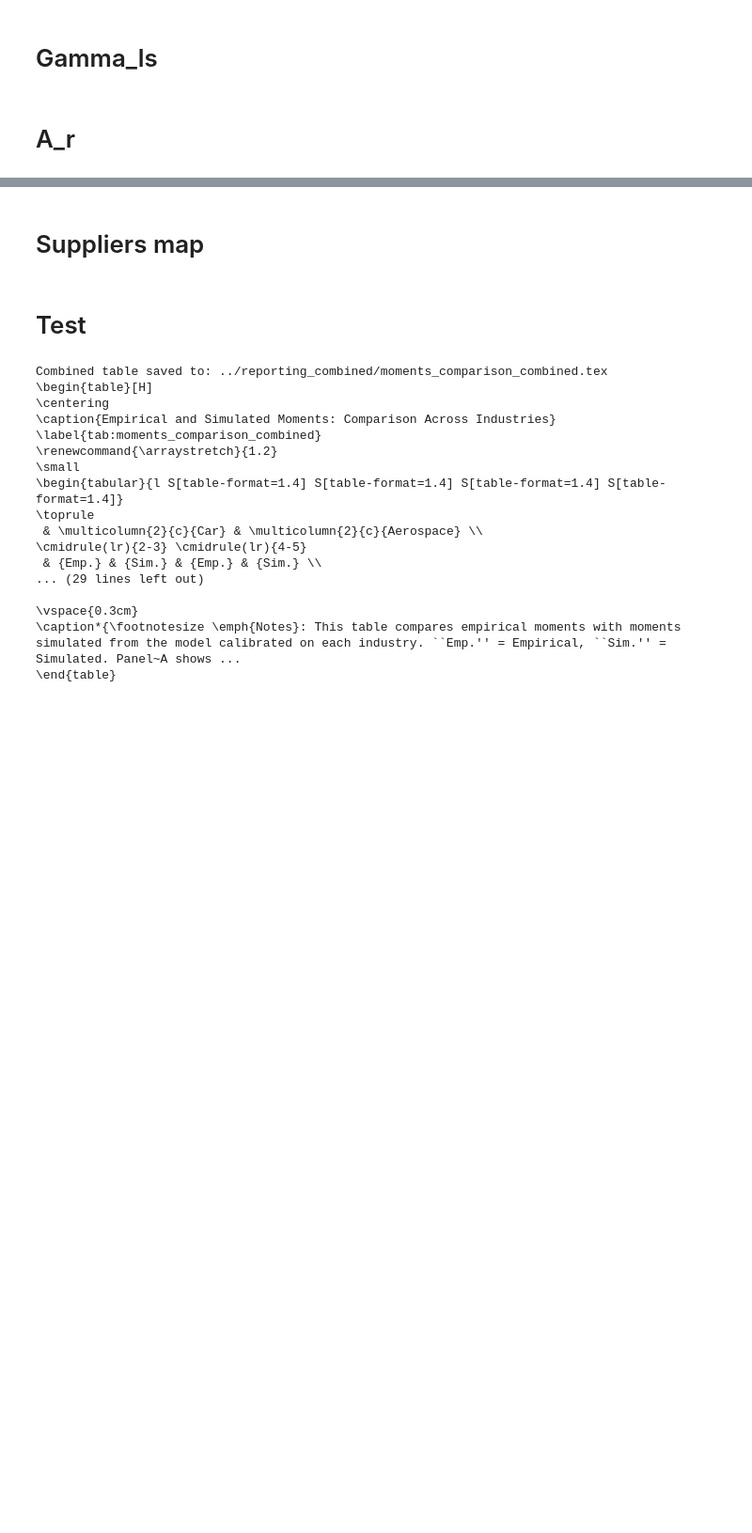
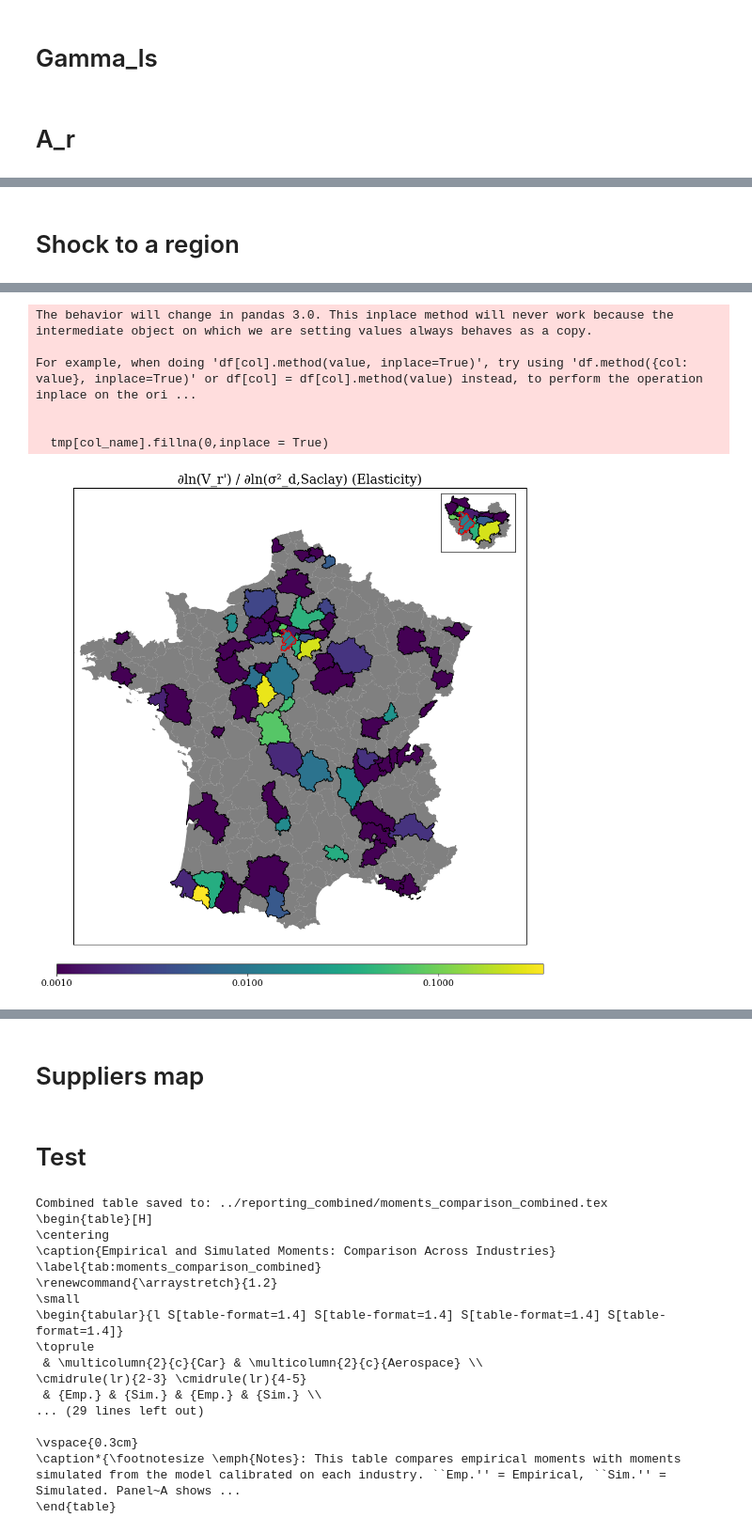
Before and after one commit to SwannChelly/SMM_Spatial_Comovement, a Jupyter notebook: analysis.ipynb, the cells around one changed output, grey strips where cells are left out. Shown at 94% size. Saved outputs shown, nothing was run; the diff lists cells and outputs as text; code cells hidden in the pictures; blank space fills up the shorter version.

```diff
--- a/analysis.ipynb
+++ b/analysis.ipynb
@@ -241,9 +464,10 @@ def bubble_scatter(
 # %%
 # Loading
 # --- Paths ---
-industry = "auto_23"  # or "auto_24"
+industry = "auto_23"
 industry_name = "auto"
 input_folder = Path(f"../baseline_{industry}")
+d = "C30C" if industry == "aero" else "C29A"
 
 # --- Load only what is used ---
 coefs = pd.read_csv(input_folder / "stats.csv")
@@ -851,9 +1030,0 @@ def plot_map(df,col_name,ax,fig):
-# %%
-w_srd_r = np.load(os.path.join(folder,"w_srd_r.npy")) # S x R' x R
-upstream_A129_region = pd.read_csv(os.path.join(input_folder,"upstream_A129_region.csv")).query('ze2010 != 9999')
-upstream_A129_region['ze2010']  = upstream_A129_region.ze2010.astype(str).str.zfill(4)
-df = filter_N_upstream_df[['A129',"ze2010"]].merge(filter_N_upstream_df[['A129',"ze2010"]],on = ['A129'],suffixes = ['_r_prime','_r'])
-df["w_srd_r"] = np.ndarray.flatten(w_srd_r)
-# %%
-df = upstream_A129_region.sort_values(by = ['A129',"ze2010"])
-df = df.merge(df,on = ['A129'],suffixes = ['_r_prime',"_r"])
@@ -859,0 +1269,2 @@ df = df.merge(df,on = ['A129'],suffixes = ['_r_prime',"_r"])
+# %% [markdown]
+# Shock to a region
@@ -859,0 +1482,50 @@ df = df.merge(df,on = ['A129'],suffixes = ['_r_prime',"_r"])
+# %%
+
+# =============================================================================
+# EXAMPLE USAGE
+# =============================================================================
+
+# Load data
+w_sr_d_sr = pd.read_csv(os.path.join(input_folder, "w_sr_d_sr.csv"))
+w_sr_d_sr['ze2010'] = w_sr_d_sr['ze2010'].astype(str).str.zfill(4)
+if '_merge' in w_sr_d_sr.columns:
+    w_sr_d_sr = w_sr_d_sr.drop(columns="_merge")
+
+sigma_sr = pd.read_csv(os.path.join(input_folder, "sigma_sr.csv"))
+sigma_sr['ze2010'] = sigma_sr['ze2010'].astype(str).str.zfill(4)
+
+w_srd_r = np.load(os.path.join(folder, "w_srd_r.npy"))  # S x R' x R
+ze_to_shock = {"1101":"Paris","0061":"Toulouse","9310":"Marseille - Aubagne","5203":"Nantes","8301":"Montluçon","1115":"Évry-Courcouronnes",
+"1116":"Saclay"}
+
+# Define the shocked region
+shocked_ze = "1116"  # Example: shock toulouse
+
+# Compute shock propagation
+result = compute_shock_propagation(
+    shocked_ze=shocked_ze,
+    w_sr_d_sr=w_sr_d_sr,
+    w_srd_r=w_srd_r,
+    filter_N_upstream_df=filter_N_upstream_df,
+    sigma_sr=sigma_sr,
+    d_sector=d
+)
+
+# Display top affected regions
+print(f"\n{'='*60}")
+print(f"Shock propagation from region {shocked_ze}")
+print(f"{'='*60}\n")
+print(result.sort_values('dV_dsigma', ascending=False).head(20))
+
+# =============================================================================
+# PLOTS
+# =============================================================================
+
+
+
+fig, axs = plt.subplots(1, 1, figsize=(15, 10))
+plot_map(result, "elasticity", axs, fig,vmin=0.001,ze_shocked= shocked_ze)
+axs.set_title(f"∂ln(V_r') / ∂ln(σ²_d,{ze_to_shock[shocked_ze] if shocked_ze in ze_to_shock.keys() else shocked_ze}) (Elasticity)")
+plt.tight_layout()
+plt.show()
+# %% [output]
@@ -859,0 +1549,7 @@ df = df.merge(df,on = ['A129'],suffixes = ['_r_prime',"_r"])
+The behavior will change in pandas 3.0. This inplace method will never work because the intermediate object on which we are setting values always behaves as a copy.
+
+For example, when doing 'df[col].method(value, inplace=True)', try using 'df.method({col: value}, inplace=True)' or df[col] = df[col].method(value) instead, to perform the operation inplace on the ori ...
+
+
+  tmp[col_name].fillna(0,inplace = True)
+[figure, added]
```
Also changed, not shown: parts of 15 cells of this notebook, 2 other files.
